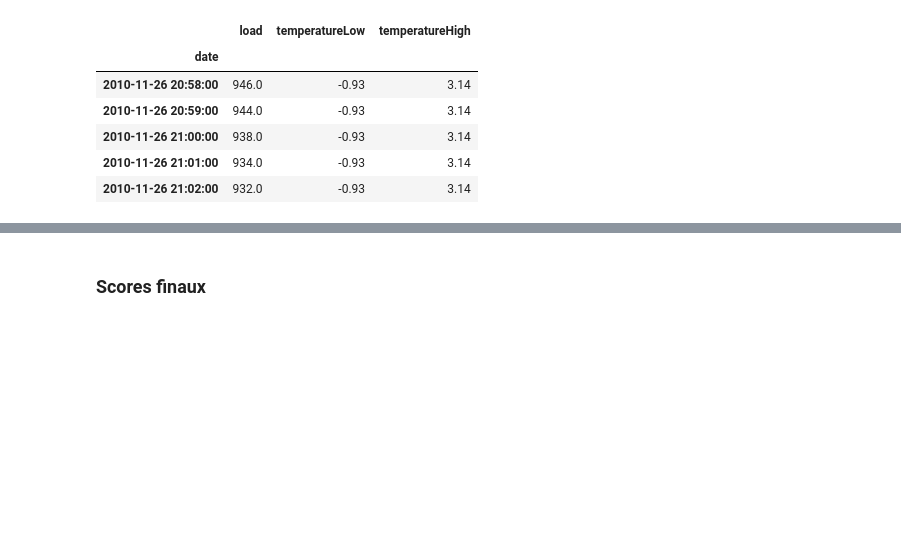
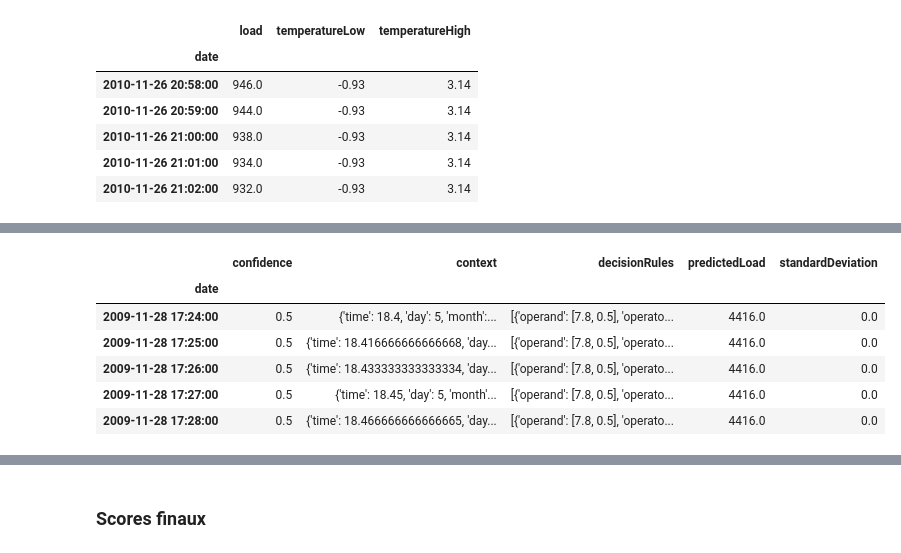
Before and after one commit to craft-ai/craft-ai-kit-energy, a Jupyter notebook: benchmark/uci_final_benchmark.ipynb, the cells around one changed output, grey strips where cells are left out. Drawn from its saved outputs; the diff is of its cells as text; code cells hidden in the pictures; blank space fills up the shorter version.

```diff
--- a/benchmark/uci_final_benchmark.ipynb
+++ b/benchmark/uci_final_benchmark.ipynb
@@ -92,3 +93,8 @@ data.tail()
 | 2010-11-26 21:00:00 | 938.0 | -0.93 | 3.14 |
 | 2010-11-26 21:01:00 | 934.0 | -0.93 | 3.14 |
 | 2010-11-26 21:02:00 | 932.0 | -0.93 | 3.14 |
+# %%
+#Retrieve craft predictions
+one = pd.read_json('preds/uci_10_rolling_results_1.json', convert_dates=['date']).set_index('date')
+two = pd.read_json('preds/uci_10_rolling_results_2.json', convert_dates=['date']).set_index('date')
+three = pd.read_json('preds/uci_10_rolling_results_3.json', convert_dates=['date']).set_index('date')
@@ -95 +142,11 @@ data.tail()
+# %%
+craft_preds.head()
+# %% [output]
+|  | confidence | context | decisionRules | predictedLoad | standardDeviation |
+| date |  |  |  |  |  |
+| 2009-11-28 17:24:00 | 0.5 | {'time': 18.4, 'day': 5, 'month':... | [{'operand': [7.8, 0.5], 'operato... | 4416.0 | 0.0 |
+| 2009-11-28 17:25:00 | 0.5 | {'time': 18.416666666666668, 'day... | [{'operand': [7.8, 0.5], 'operato... | 4416.0 | 0.0 |
+| 2009-11-28 17:26:00 | 0.5 | {'time': 18.433333333333334, 'day... | [{'operand': [7.8, 0.5], 'operato... | 4416.0 | 0.0 |
+| 2009-11-28 17:27:00 | 0.5 | {'time': 18.45, 'day': 5, 'month'... | [{'operand': [7.8, 0.5], 'operato... | 4416.0 | 0.0 |
+| 2009-11-28 17:28:00 | 0.5 | {'time': 18.466666666666665, 'day... | [{'operand': [7.8, 0.5], 'operato... | 4416.0 | 0.0 |
 # %%
```
Also changed, not shown: parts of 7 cells of this notebook, 1 other file.
